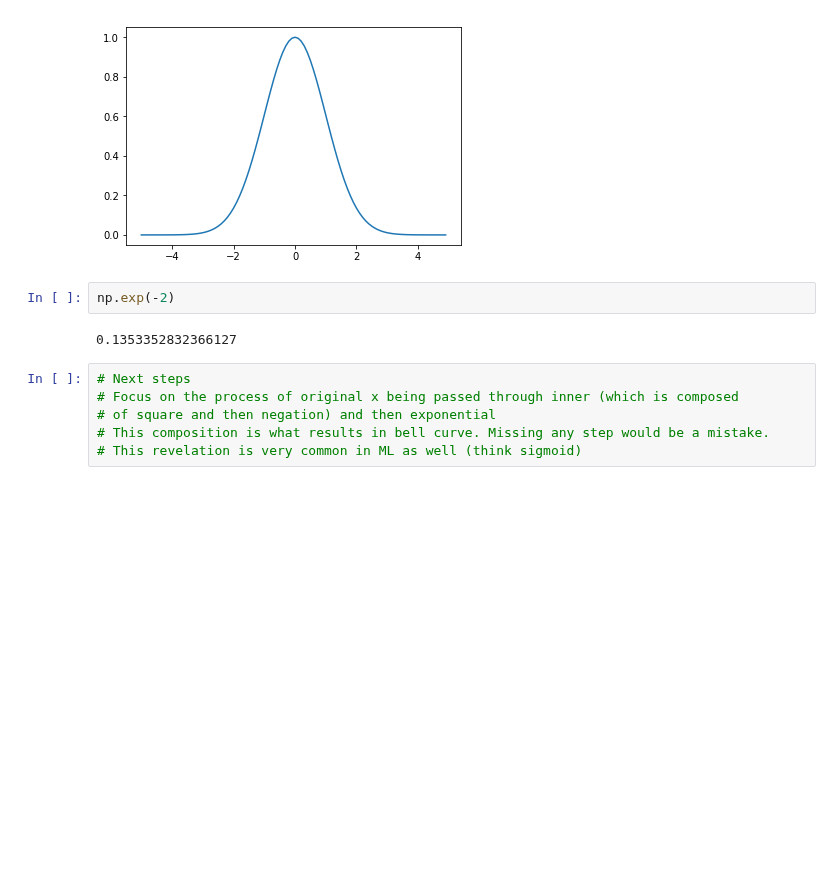
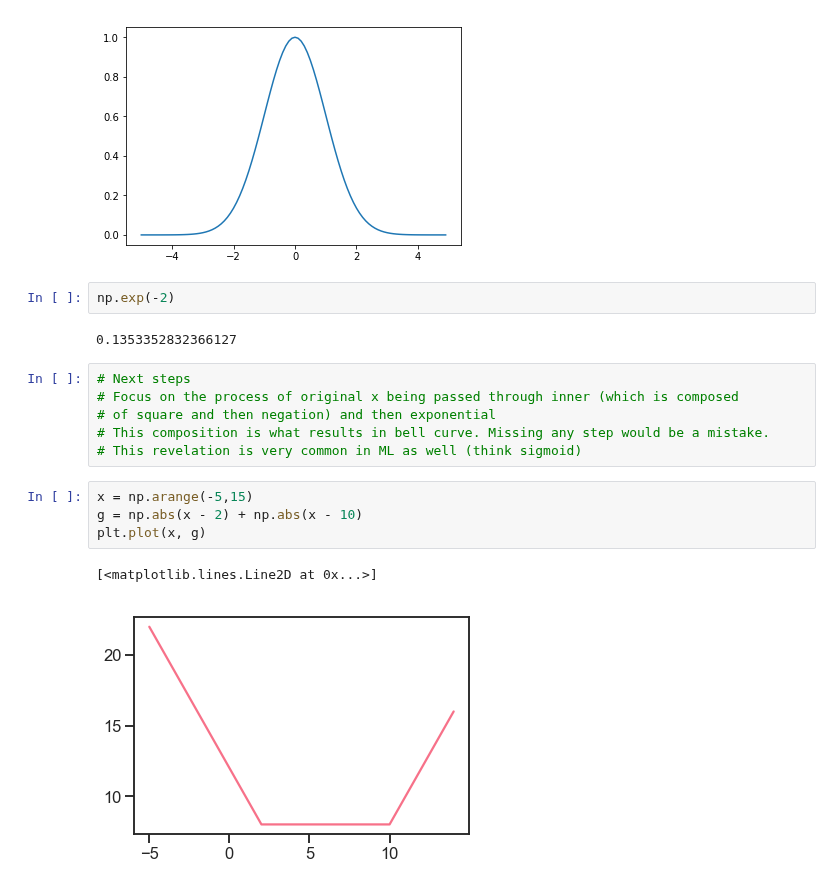
Before and after one commit to NathanielDake/intuitiveml, a Jupyter notebook: notebooks/Math-appendix/statistics/History-of-normal-distribution.ipynb, the cells around one changed output. Cells and saved outputs as stored; diff of their text form; blank space fills up the shorter version.

```diff
--- a/notebooks/Math-appendix/statistics/History-of-normal-distribution.ipynb
+++ b/notebooks/Math-appendix/statistics/History-of-normal-distribution.ipynb
@@ -129,3 +171,10 @@ np.exp(-2)
 # of square and then negation) and then exponential
 # This composition is what results in bell curve. Missing any step would be a mistake.
 # This revelation is very common in ML as well (think sigmoid)
+# %%
+x = np.arange(-5,15)
+g = np.abs(x - 2) + np.abs(x - 10)
+plt.plot(x, g)
+# %% [output]
+[<matplotlib.lines.Line2D at 0x...>]
+[figure, added]
```
Also changed, not shown: parts of 6 cells of this notebook.
